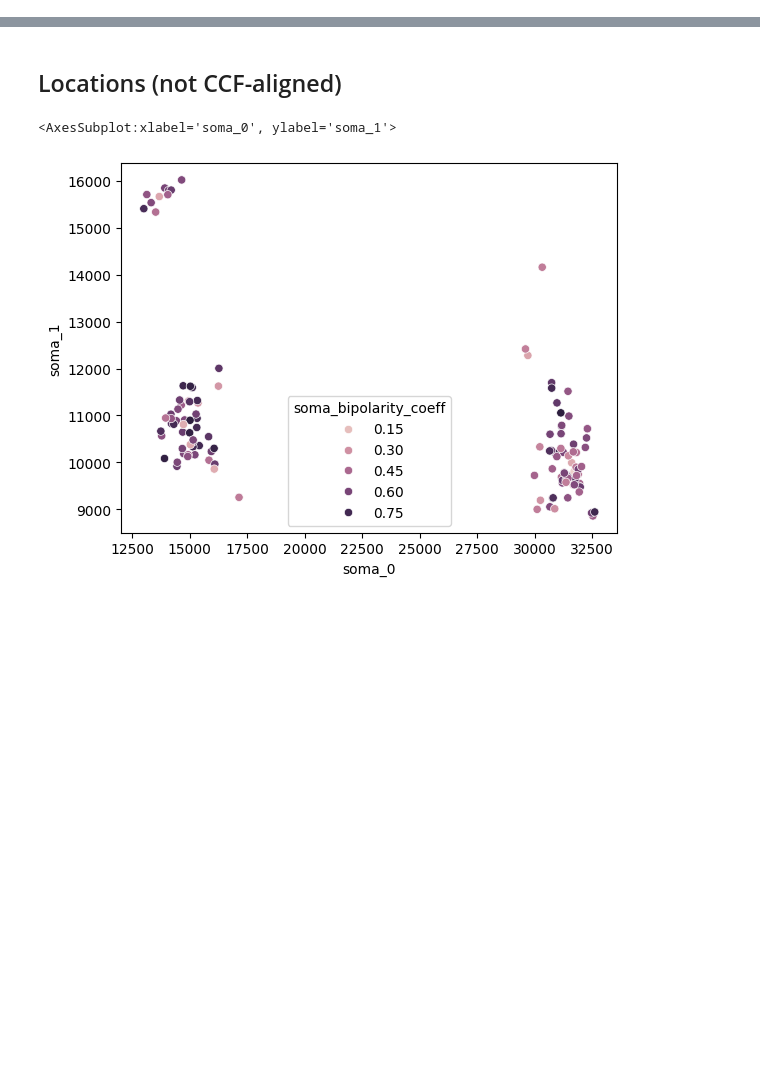
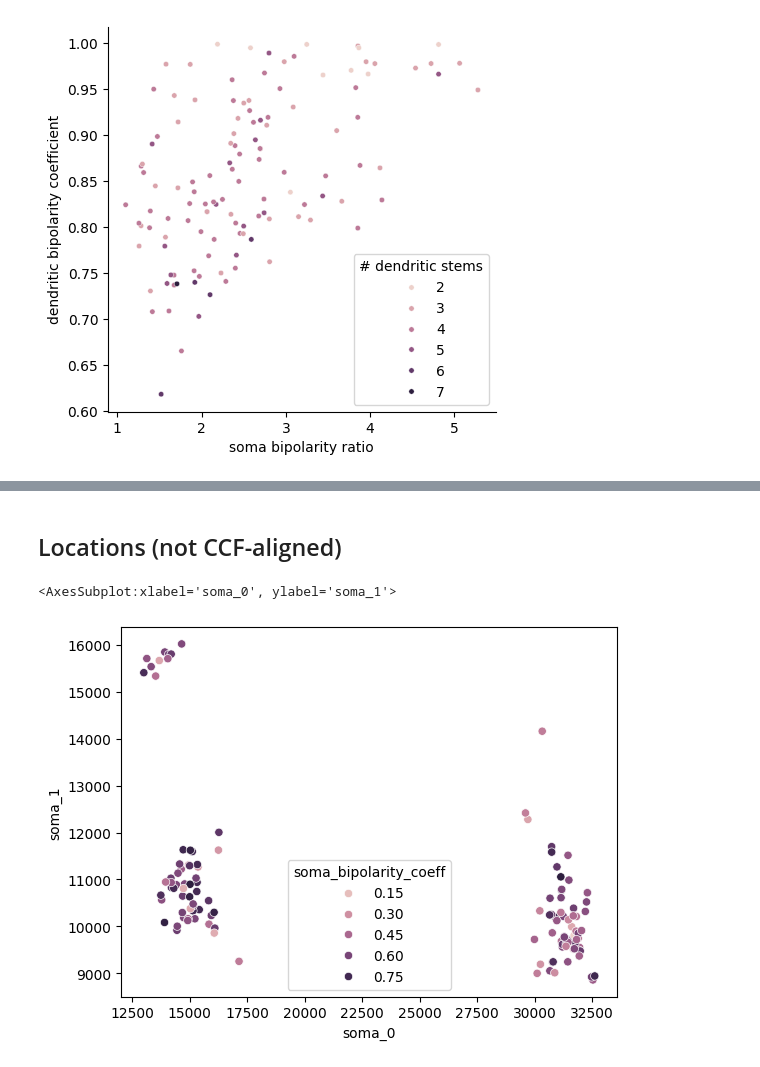
Before and after one commit to AllenNeuralDynamics/LC-somatodendritic-morphology, a Jupyter notebook: code/soma_asymmetry.ipynb, the cells around one changed output, grey strips where cells are left out. Cells and saved outputs as stored; diff of their text form; code cells hidden in the pictures; blank space fills up the shorter version.

```diff
--- a/code/soma_asymmetry.ipynb
+++ b/code/soma_asymmetry.ipynb
@@ -181,0 +251,11 @@ sns.pairplot(df, y_vars=["aligned_bipolarity_offset", "abs_bipolarity_offset"],
+# %%
+plt.figure(figsize=(5,5))
+sns.scatterplot(data=df, x="soma_bipolarity", y="abs_bipolarity", hue="num_stems", s=15)
+plt.ylabel("dendritic bipolarity coefficient")
+plt.xlabel("soma bipolarity ratio")
+plt.legend(title="# dendritic stems")
+sns.despine()
+plt.savefig("/results/soma_vs_dend_bipolarity.pdf")
+plt.savefig("/results/soma_vs_dend_bipolarity.svg")
+# %% [output]
+[figure, added]
```
Also changed, not shown: parts of 44 cells of this notebook, 9 other files.
